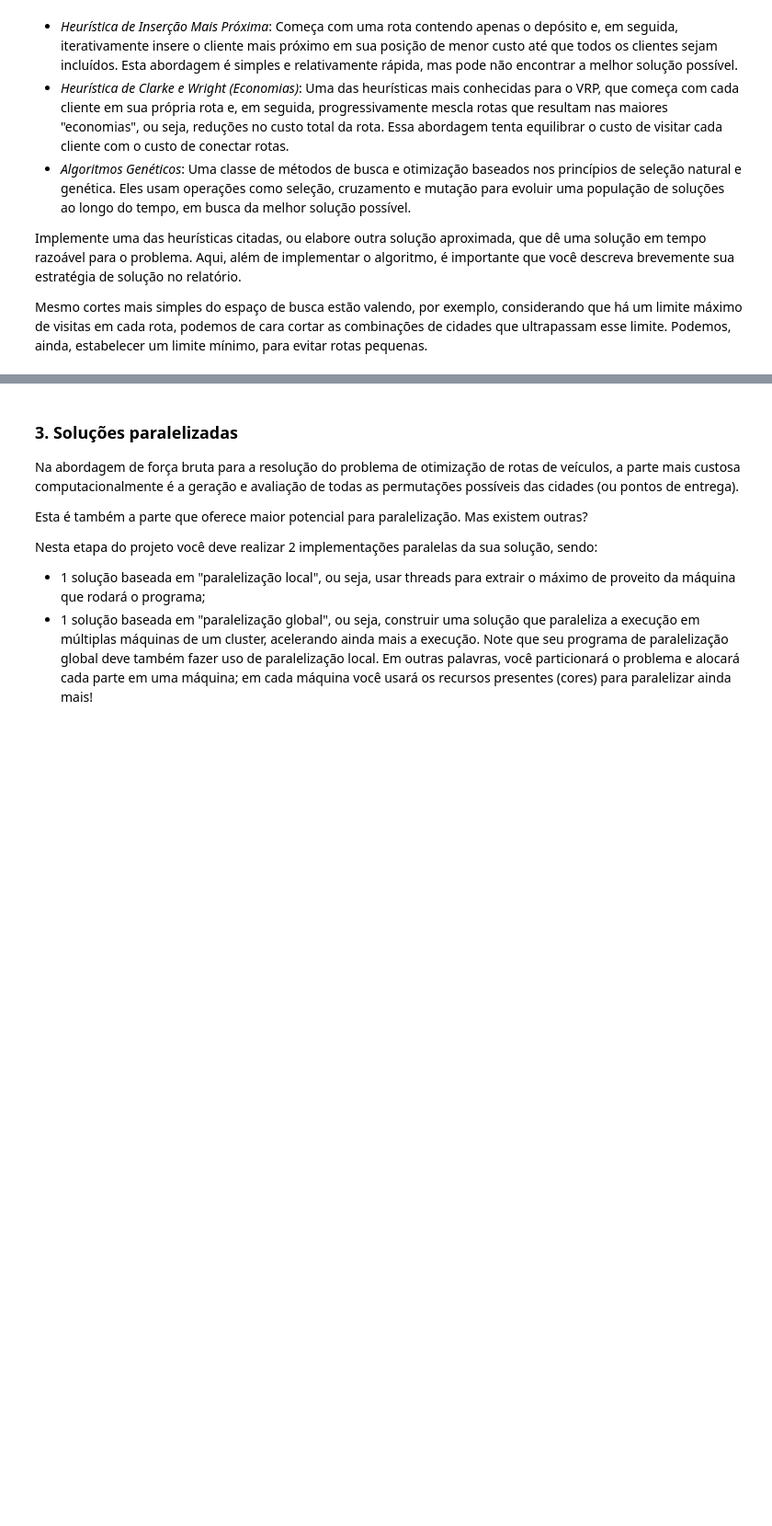
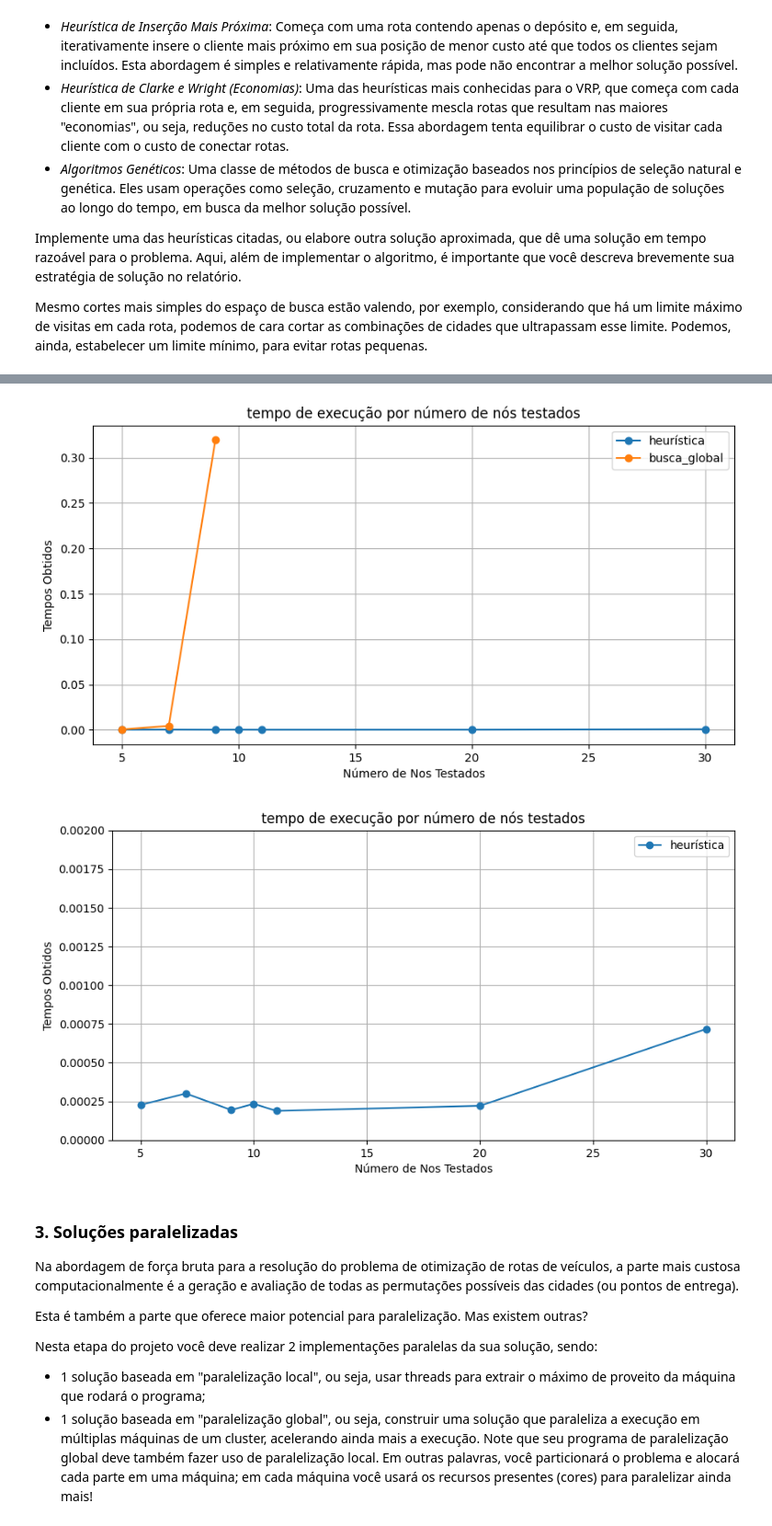
Before and after one commit to Aranh4/supercompfinal, a Jupyter notebook: Supercomp_Projeto_2024.ipynb, the cells around one changed output, grey strips where cells are left out. Shown at 92% size. Cells and saved outputs as stored; diff of their text form; code cells hidden in the pictures; blank space fills up the shorter version.

```diff
--- a/Supercomp_Projeto_2024.ipynb
+++ b/Supercomp_Projeto_2024.ipynb
@@ -312,3 +874,31 @@ Mesmo cortes mais simples do espaço de busca estão valendo, por exemplo, consi
+# %%
+nos_testados2 = [5, 7, 9, 10, 11, 20, 30]
+tempos_obtidos2 = [0.000226885, 0.000300772, 0.000194427, 0.000233871,  0.000188452, 0.000221213, 0.000717908 ]
+
+# All data
+plt.figure(figsize=(10, 5))
+plt.plot(nos_testados2, tempos_obtidos2, marker='o')
+plt.plot(nos_testados[:-2], tempos_obtidos[:-2], marker='o')
+plt.title('tempo de execução por número de nós testados')
+plt.xlabel('Número de Nos Testados')
+plt.ylabel('Tempos Obtidos')
+plt.grid(True)
+plt.legend([ "heurística", "busca_global"])
+plt.show()
+
+#only heuristic
+plt.figure(figsize=(10, 5))
+plt.plot(nos_testados2, tempos_obtidos2, marker='o')
+plt.title('tempo de execução por número de nós testados')
+plt.xlabel('Número de Nos Testados')
+plt.ylabel('Tempos Obtidos')
+plt.legend(["heurística"])
+plt.ylim(0, 0.002)
+plt.grid(True)
+plt.show()
+# %% [output]
+[figure, added]
+[figure, added]
 # %% [markdown]
 ### 3. Soluções paralelizadas
 
```
Also changed, not shown: parts of 22 cells of this notebook, 10 other files.
